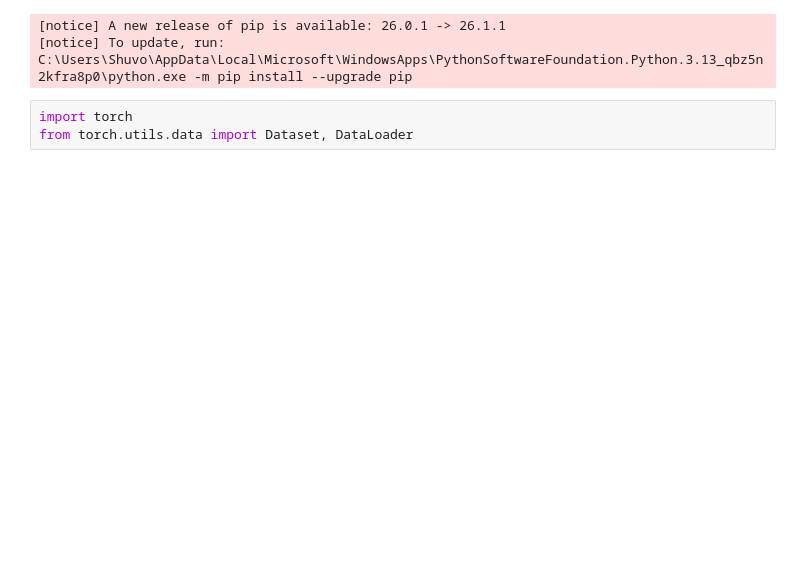
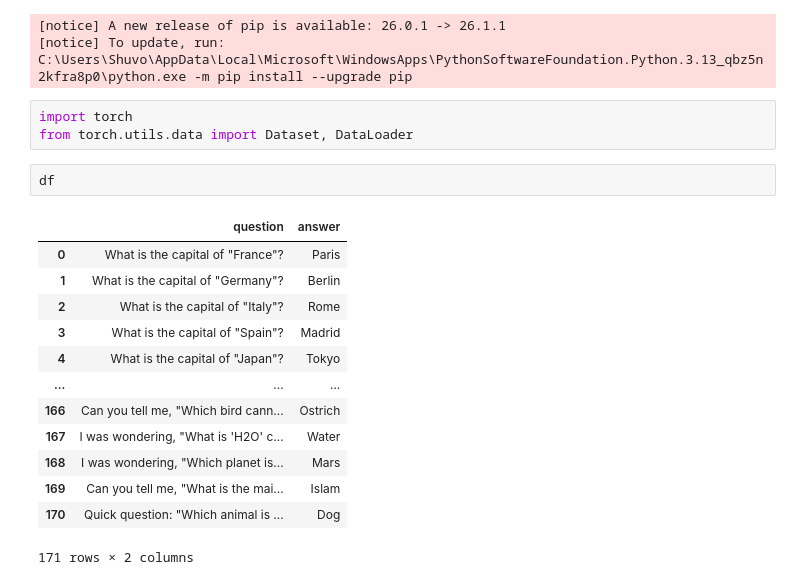
Before and after one commit to shovo896/Simple-GK-answering-Question-using-RNN, a Jupyter notebook: notrbook.ipynb, the cells around one changed output. Drawn from its saved outputs; the diff is of its cells as text; blank space fills up the shorter version.

```diff
--- a/notrbook.ipynb
+++ b/notrbook.ipynb
@@ -153,3 +153,19 @@ Successfully installed mpmath-1.3.0 setuptools-81.0.0 sympy-1.14.0 torch-2.11.0
 # %%
 import torch
 from torch.utils.data import Dataset, DataLoader
+# %%
+df
+# %% [output]
+|  | question | answer |
+| 0 | What is the capital of "France"? | Paris |
+| 1 | What is the capital of "Germany"? | Berlin |
+| 2 | What is the capital of "Italy"? | Rome |
+| 3 | What is the capital of "Spain"? | Madrid |
+| 4 | What is the capital of "Japan"? | Tokyo |
+| ... | ... | ... |
+| 166 | Can you tell me, "Which bird cann... | Ostrich |
+| 167 | I was wondering, "What is 'H2O' c... | Water |
+| 168 | I was wondering, "Which planet is... | Mars |
+| 169 | Can you tell me, "What is the mai... | Islam |
+| 170 | Quick question: "Which animal is ... | Dog |
+171 rows × 2 columns
```
